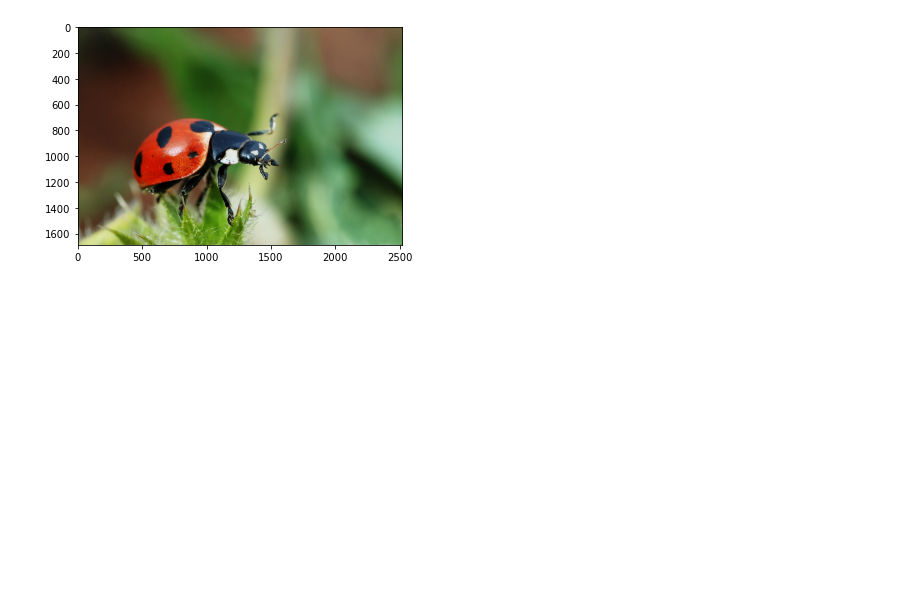
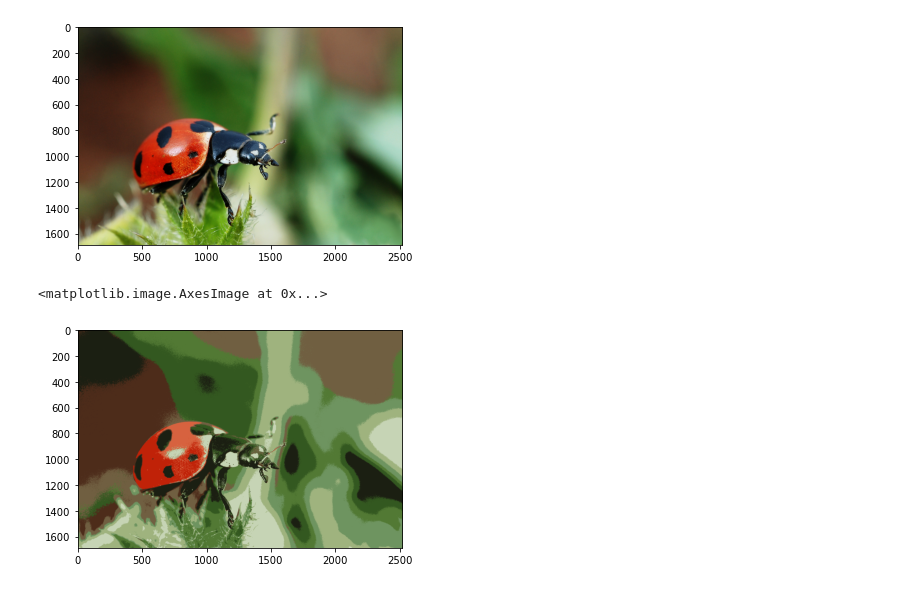
Before and after one commit to ConnorO1/miscellaneous, a Jupyter notebook: Unsupervised Learning.ipynb, the cells around one changed output. Cells and saved outputs as stored; diff of their text form; code cells hidden in the pictures; blank space fills up the shorter version.

```diff
--- a/Unsupervised Learning.ipynb
+++ b/Unsupervised Learning.ipynb
@@ -30,3 +30,12 @@ plt.imshow(image)
 # %% [output]
 <matplotlib.image.AxesImage at 0x...>
 [figure]
+# %%
+kmeans10 = KMeans(n_clusters = 10)
+kmeans10.fit(X)
+seg_img10 = kmeans10.cluster_centers_[kmeans10.labels_]
+seg_img10 = seg_img10.reshape(image.shape)
+plt.imshow(seg_img10/255)
+# %% [output]
+<matplotlib.image.AxesImage at 0x...>
+[figure, added]
```
Also changed, not shown: parts of 10 cells of this notebook.
